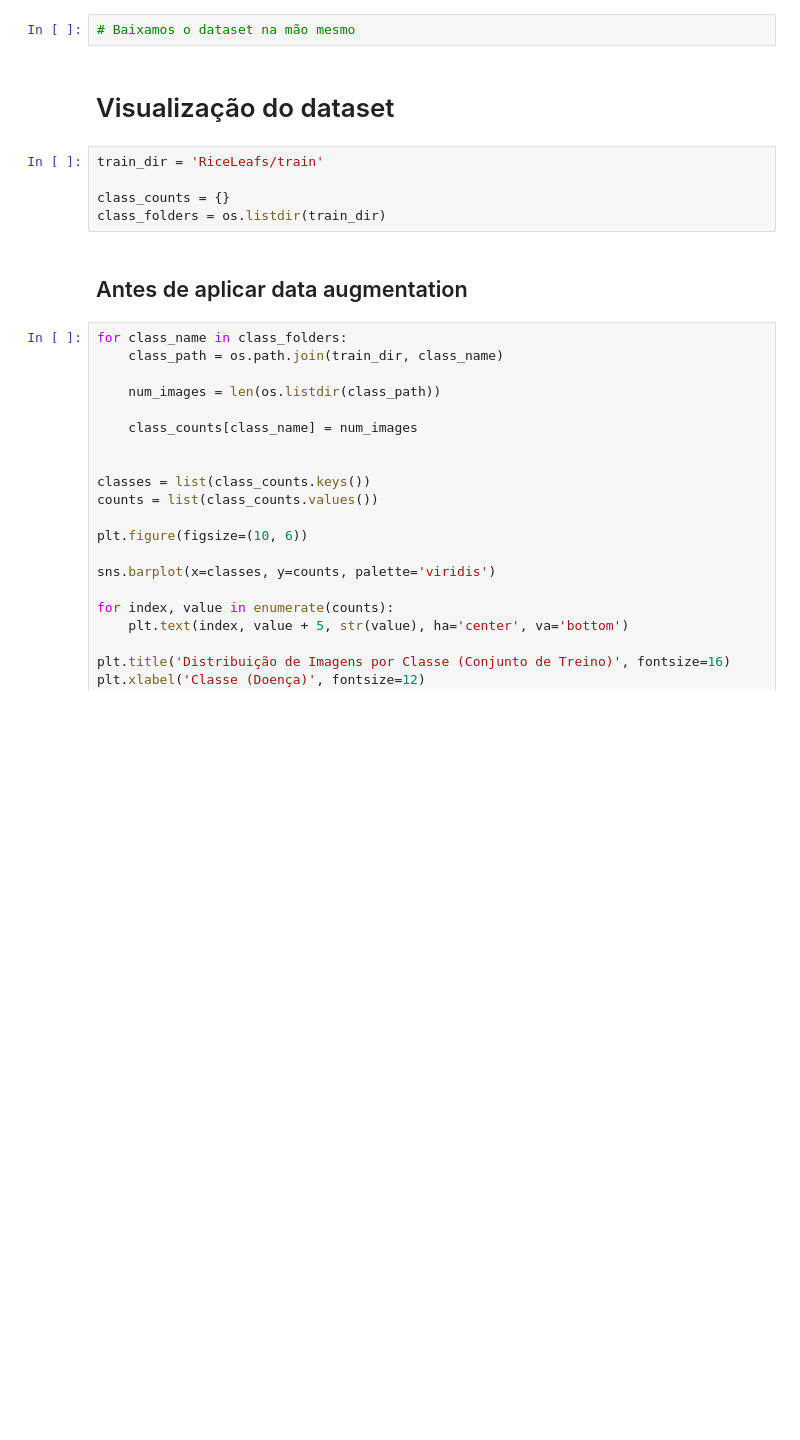
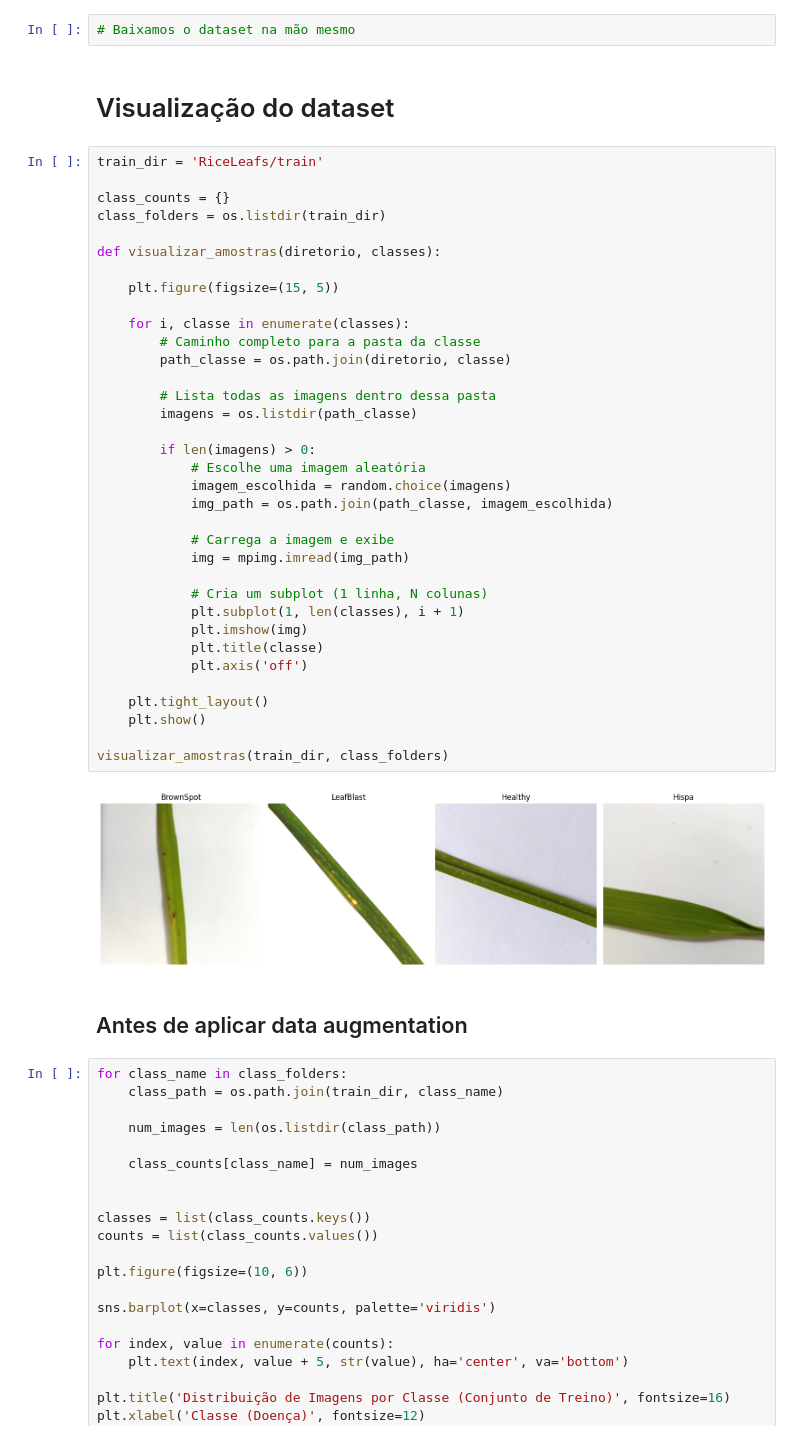
Before and after one commit to EduardoSilvaS/Projeto-VisaoComputacional, a Jupyter notebook: EDA.ipynb, the cells around one changed output. Saved outputs shown, nothing was run; the diff lists cells and outputs as text; blank space fills up the shorter version.

```diff
--- a/EDA.ipynb
+++ b/EDA.ipynb
@@ -17,11 +15,43 @@ import shutil
 # Baixamos o dataset na mão mesmo
 # %% [markdown]
 # Visualização do dataset
-# %%
-train_dir = 'RiceLeafs/train'
-
-class_counts = {}
-class_folders = os.listdir(train_dir)
+# %%
+train_dir = 'RiceLeafs/train'
+
+class_counts = {}
+class_folders = os.listdir(train_dir)
+
+def visualizar_amostras(diretorio, classes):
+
+    plt.figure(figsize=(15, 5))
+
+    for i, classe in enumerate(classes):
+        # Caminho completo para a pasta da classe
+        path_classe = os.path.join(diretorio, classe)
+
+        # Lista todas as imagens dentro dessa pasta
+        imagens = os.listdir(path_classe)
+
+        if len(imagens) > 0:
+            # Escolhe uma imagem aleatória
+            imagem_escolhida = random.choice(imagens)
+            img_path = os.path.join(path_classe, imagem_escolhida)
+
+            # Carrega a imagem e exibe
+            img = mpimg.imread(img_path)
+
+            # Cria um subplot (1 linha, N colunas)
+            plt.subplot(1, len(classes), i + 1)
+            plt.imshow(img)
+            plt.title(classe)
+            plt.axis('off')
+
+    plt.tight_layout()
+    plt.show()
+
+visualizar_amostras(train_dir, class_folders)
+# %% [output]
+[figure, added]
 # %% [markdown]
 ## Antes de aplicar data augmentation
 # %%
```
Also changed, not shown: parts of 4 cells of this notebook, 2 other files.
